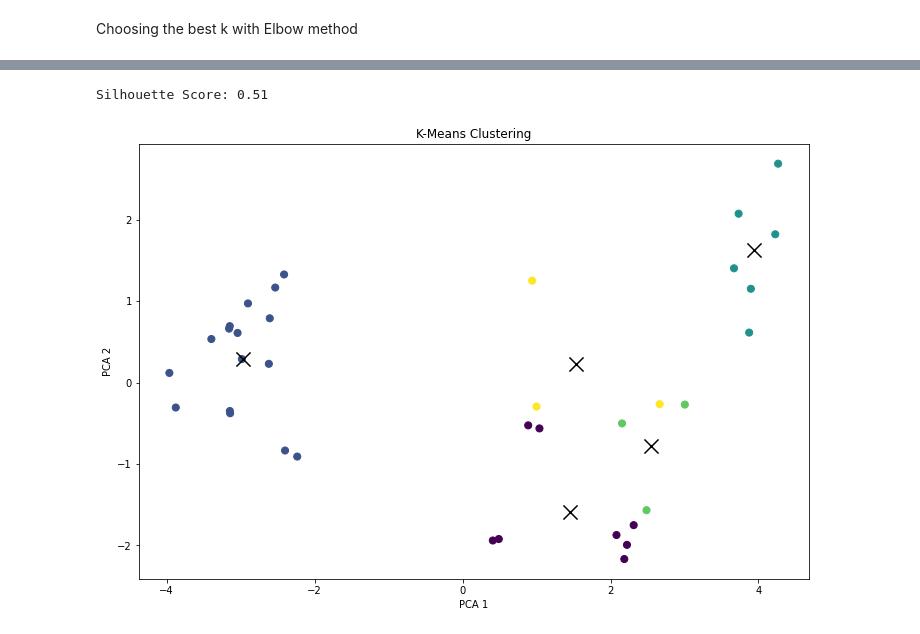
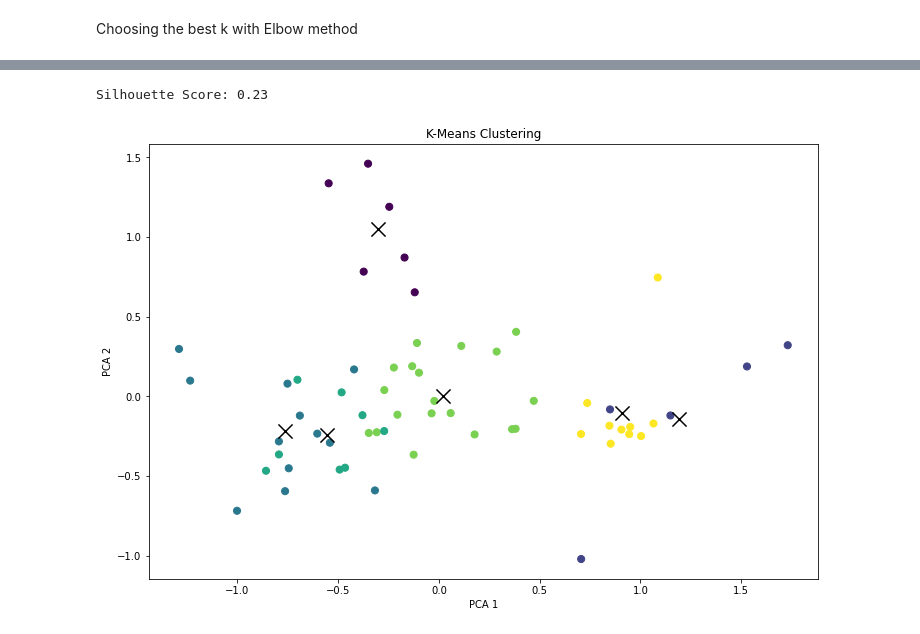
Before and after one commit to vineetver/Pose, a Jupyter notebook: Pose.ipynb, the cells around one changed output, grey strips where cells are left out. Cells and saved outputs as stored; diff of their text form; code cells hidden in the pictures.

Commit message:
Kmeans

```diff
--- a/Pose.ipynb
+++ b/Pose.ipynb
@@ -233,2 +272,2 @@ In this section I will cluster similar joint movements and group them together.
 # %%
-df = df.drop(columns=['name'])
+X = df.drop(columns=['name'])
@@ -292,5 +274,3 @@ To reduce dimensionality of time series data
-# %%
-X = np.array(df.iloc[pose, :].tolist())
 # %%
 pca = PCA(n_components = 0.95)
 pca.fit(X)
@@ -319,7 +299,14 @@ Applying PCA with 6 dimensions
 # %%
-pca = PCA(n_components = 6)
+pca = PCA(n_components = 9)
 pca.fit(X)
 reduced_pca = pca.transform(X)
 
+print(f'Explained Variance: {pca.explained_variance_ratio_}')
+print(f'Explained Variance Ratio: {pca.explained_variance_ratio_.sum()}')
+print(f'Noise Variance: {1 - pca.explained_variance_ratio_.sum()}')
+
+## Create new dataframe with reduced data
 reduced_pca = pd.DataFrame(reduced_pca)
-reduced_pca.columns = ['PCA_1', 'PCA_2', 'PCA_3', 'PCA_4', 'PCA_5', 'PCA_6']
+reduced_pca.columns = ['PCA_1', 'PCA_2', 'PCA_3', 'PCA_4', 'PCA_5', 'PCA_6', 'PCA_7', 'PCA_8', 'PCA_9']
+reduced_pca['name'] = df_copy['name'] ## Adding name column back to dataframe
+reduced_pca.head(2)
@@ -327,6 +324,8 @@ reduced_pca.columns = ['PCA_1', 'PCA_2', 'PCA_3', 'PCA_4', 'PCA_5', 'PCA_6']
 ### 3.4 KMeans
 # %% [markdown]
 Choosing the best k with Elbow method
+# %%
+reduced_pca.drop(columns=['name'], inplace=True) ## Drop name column
 # %%
 sse = []
 
@@ -349,18 +348,18 @@ plt.show()
 # %%
-kmean = KMeans(n_clusters=5, random_state=42)
+kmean = KMeans(n_clusters=6, random_state=42)
 pred = kmean.fit_predict(reduced_pca)
 centroids = kmean.cluster_centers_
 
 score = silhouette_score(reduced_pca, kmean.labels_, metric='euclidean')
 print(f'Silhouette Score: {score:.2f}')
 
 fig = plt.figure(figsize=(12, 8))
 plt.scatter(reduced_pca['PCA_1'], reduced_pca['PCA_2'], c=kmean.labels_, s=50, cmap='viridis')
 plt.scatter(centroids[:, 0], centroids[:, 1], c='black', s=200, marker='x')
 plt.title('K-Means Clustering')
 plt.xlabel('PCA 1')
 plt.ylabel('PCA 2')
 plt.show()
 # %% [output]
-Silhouette Score: 0.51
+Silhouette Score: 0.23
-[figure, old version]
+[figure, new version]
```
Also changed, not shown: parts of 32 cells of this notebook, 1 other file.
